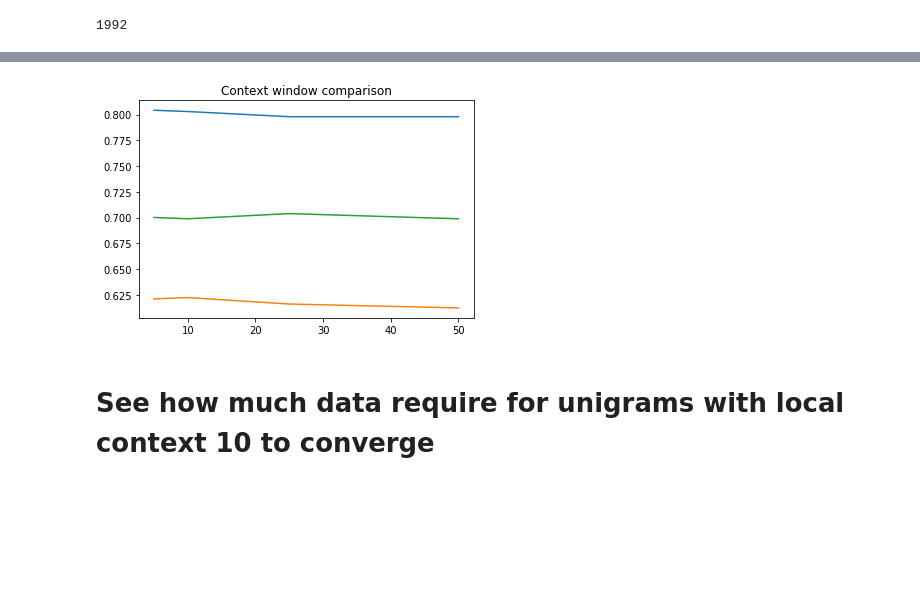
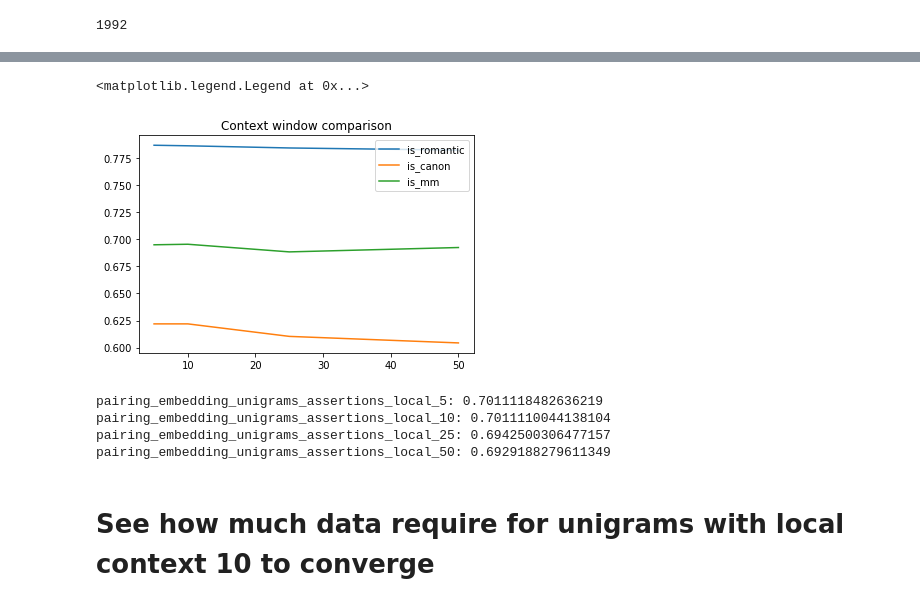
Before and after one commit to michaelmilleryoder/fanfiction-scripts, a Jupyter notebook: jupyter/emnlp2019_context_window.ipynb, the cells around one changed output, grey strips where cells are left out. Saved outputs shown, nothing was run; the diff lists cells and outputs as text; code cells hidden in the pictures; blank space fills up the shorter version.

```diff
--- a/jupyter/emnlp2019_context_window.ipynb
+++ b/jupyter/emnlp2019_context_window.ipynb
@@ -120,0 +125,29 @@ pairing_embedding_unigrams_assertions_local_50  is_mm: 0.698870765370138
+# %%
+# Cross-validation
+
+from IPython.core.debugger import set_trace
+
+from sklearn.linear_model import LogisticRegression, LogisticRegressionCV
+from sklearn.model_selection import train_test_split
+import scipy
+
+feature_sets = [f'pairing_embedding_unigrams_assertions_local_{i}' for i in [5,10,25,50]]
+predictions = ['is_romantic', 'is_canon', 'is_mm']
+
+X, y = {}, {}
+
+for feature_set in feature_sets:
+    X[feature_set] = scipy.sparse.vstack(balanced_dev[feature_set].values)
+
+for prediction in predictions:
+    y[prediction] = balanced_dev[prediction].tolist()
+# %%
+from sklearn.model_selection import cross_val_score
+
+results = {feature_set: {} for feature_set in feature_sets}
+
+for feature_set in feature_sets:
+    for key in y_test:
+        clf = LogisticRegression()
+        results[feature_set][key] = np.mean(cross_val_score(clf, X[feature_set], y[key], cv=5))
+        print(f'{feature_set}\t{key}\t{results[feature_set][key]}')
@@ -120,0 +173,8 @@ pairing_embedding_unigrams_assertions_local_50  is_mm: 0.698870765370138
+# %%
+results = {feature_set: {} for feature_set in feature_sets}
+
+for feature_set in feature_sets:
+    for key in y_test:
+        clf = LogisticRegressionCV(cv=5).fit(X[feature_set], y[key])
+        results[feature_set][key] = clf.score(X[feature_set], y[key])
+        print(f'{feature_set}\t{key}\t{results[feature_set][key]}')
@@ -121,14 +188,28 @@ pairing_embedding_unigrams_assertions_local_50  is_mm: 0.698870765370138
 # %%
 %matplotlib inline
 
 import matplotlib.pyplot as plt
 
 plt.title('Context window comparison')
 for key in predictions:
     values = [results[cw][key] for cw in feature_sets]
-    plt.plot([int(f.split('_')[-1]) for f in feature_sets], values)
+    plt.plot([int(f.split('_')[-1]) for f in feature_sets], values, label=key)
+
+plt.legend()
 # %% [output]
+<matplotlib.legend.Legend at 0x...>
-[figure, old version]
+[figure, new version]
+# %%
+import numpy as np
+
+for feature_set in feature_sets:
+    avg = np.mean([results[feature_set][pred] for pred in predictions])
+    print(f"{feature_set}: {avg}")
+# %% [output]
+pairing_embedding_unigrams_assertions_local_5: 0.7011118482636219
+pairing_embedding_unigrams_assertions_local_10: 0.7011110044138104
+pairing_embedding_unigrams_assertions_local_25: 0.6942500306477157
+pairing_embedding_unigrams_assertions_local_50: 0.6929188279611349
 # %% [markdown]
 # See how much data require for unigrams with local context 10 to converge
 # %%
```
Also changed, not shown: parts of 9 cells of this notebook.
